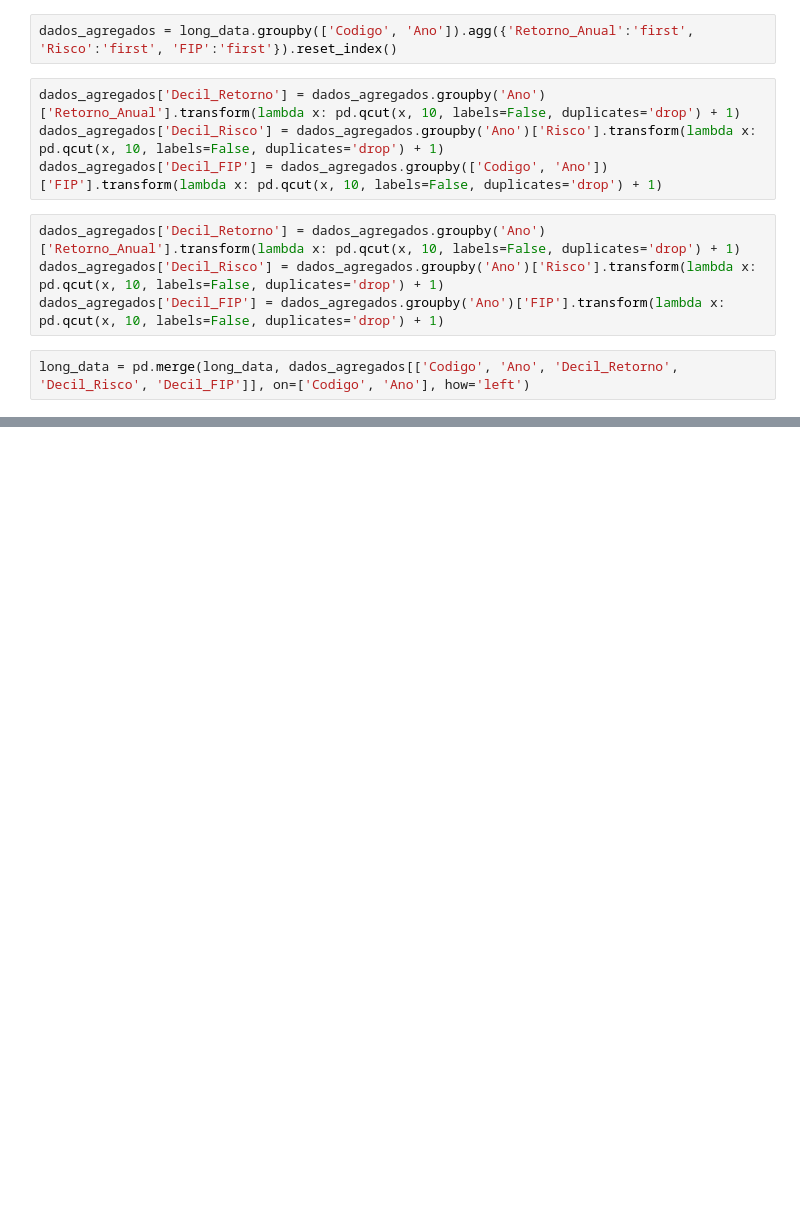
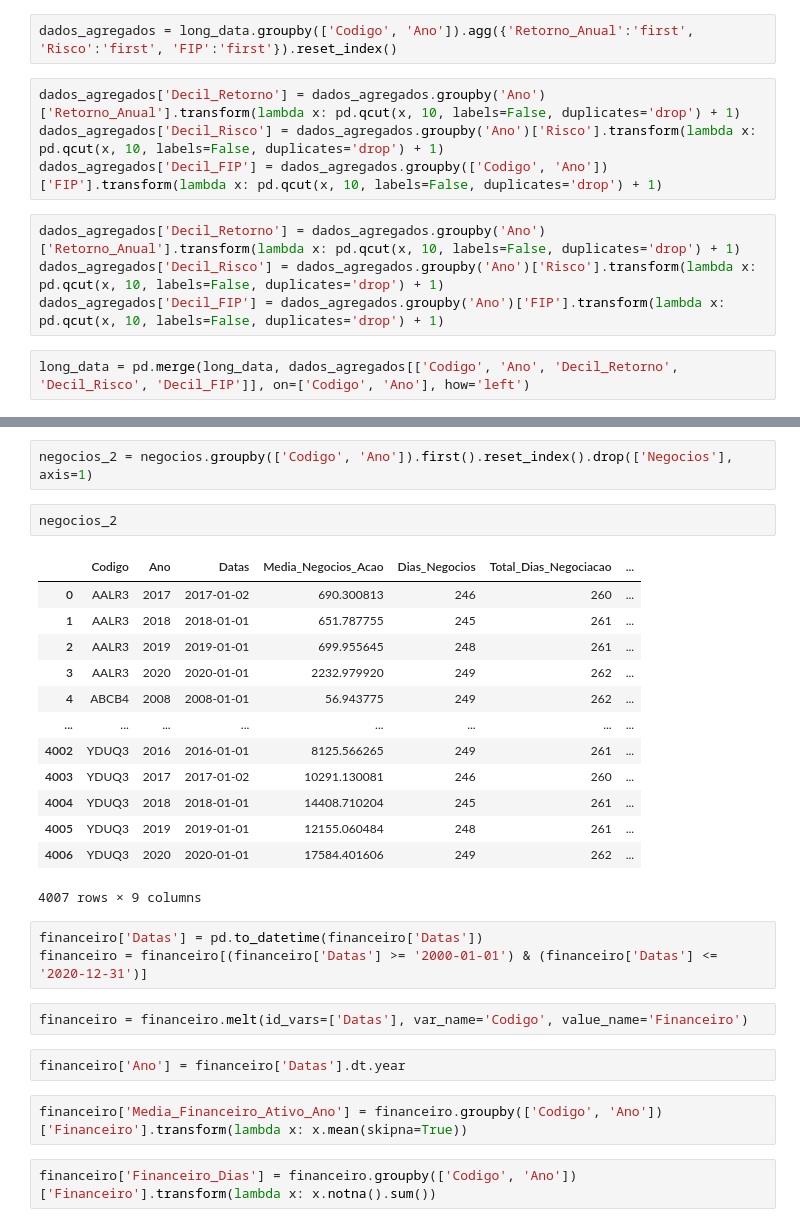
Before and after one commit to andrebarbosa27/lowvolatility, a Jupyter notebook: LowVolatility.ipynb, the cells around one changed output, grey strips where cells are left out. Saved outputs shown, nothing was run; the diff lists cells and outputs as text; blank space fills up the shorter version.

```diff
--- a/LowVolatility.ipynb
+++ b/LowVolatility.ipynb
@@ -99,0 +123,29 @@ negocios['Dias_Negocios'] = negocios.groupby(['Codigo', 'Ano'])['Negocios'].tran
+# %%
+negocios_2 = negocios.groupby(['Codigo', 'Ano']).first().reset_index().drop(['Negocios'], axis=1)
+# %%
+negocios_2
+# %% [output]
+|  | Codigo | Ano | Datas | Media_Negocios_Acao | Dias_Negocios | Total_Dias_Negociacao | ... |
+| 0 | AALR3 | 2017 | 2017-01-02 | 690.300813 | 246 | 260 | ... |
+| 1 | AALR3 | 2018 | 2018-01-01 | 651.787755 | 245 | 261 | ... |
+| 2 | AALR3 | 2019 | 2019-01-01 | 699.955645 | 248 | 261 | ... |
+| 3 | AALR3 | 2020 | 2020-01-01 | 2232.979920 | 249 | 262 | ... |
+| 4 | ABCB4 | 2008 | 2008-01-01 | 56.943775 | 249 | 262 | ... |
+| ... | ... | ... | ... | ... | ... | ... | ... |
+| 4002 | YDUQ3 | 2016 | 2016-01-01 | 8125.566265 | 249 | 261 | ... |
+| 4003 | YDUQ3 | 2017 | 2017-01-02 | 10291.130081 | 246 | 260 | ... |
+| 4004 | YDUQ3 | 2018 | 2018-01-01 | 14408.710204 | 245 | 261 | ... |
+| 4005 | YDUQ3 | 2019 | 2019-01-01 | 12155.060484 | 248 | 261 | ... |
+| 4006 | YDUQ3 | 2020 | 2020-01-01 | 17584.401606 | 249 | 262 | ... |
+4007 rows × 9 columns
+# %%
+financeiro['Datas'] = pd.to_datetime(financeiro['Datas'])
+financeiro = financeiro[(financeiro['Datas'] >= '2000-01-01') & (financeiro['Datas'] <= '2020-12-31')]
+# %%
+financeiro = financeiro.melt(id_vars=['Datas'], var_name='Codigo', value_name='Financeiro')
+# %%
+financeiro['Ano'] = financeiro['Datas'].dt.year
+# %%
+financeiro['Media_Financeiro_Ativo_Ano'] = financeiro.groupby(['Codigo', 'Ano'])['Financeiro'].transform(lambda x: x.mean(skipna=True))
+# %%
+financeiro['Financeiro_Dias'] = financeiro.groupby(['Codigo', 'Ano'])['Financeiro'].transform(lambda x: x.notna().sum())
```
Also changed, not shown: parts of 30 cells of this notebook.
